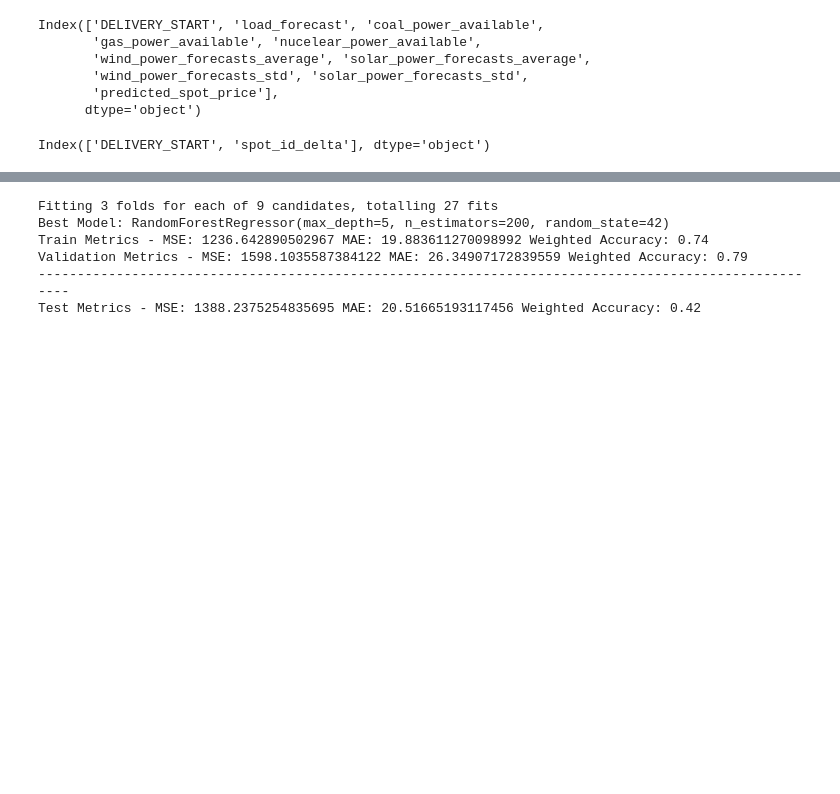
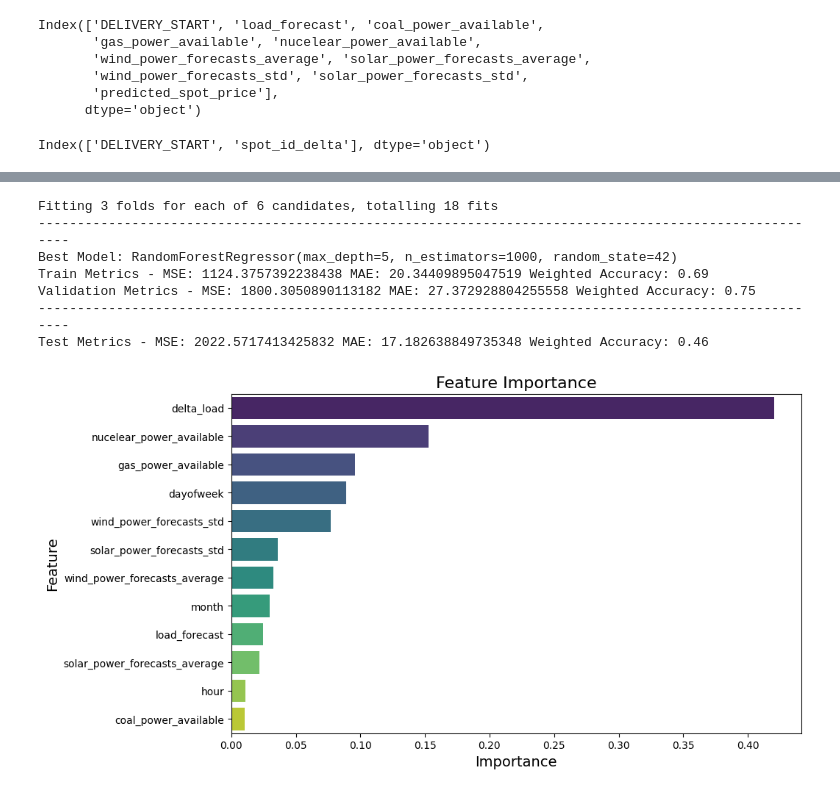
Before and after one commit to hamdilyes/Elmy-Power-price-forecast, a Jupyter notebook: main.ipynb, the cells around one changed output, grey strips where cells are left out. Drawn from its saved outputs; the diff is of its cells as text; code cells hidden in the pictures; blank space fills up the shorter version.

```diff
--- a/main.ipynb
+++ b/main.ipynb
@@ -65,7 +95,11 @@ def preprocess_data(df):
     df = pd.get_dummies(df, drop_first=True)  # Encode categorical variables
 
     # Drop unwanted columns
-    df = df.drop(columns=['wind_power_forecasts_std', 'solar_power_forecasts_std'], errors='ignore')
+    df = df.drop(columns=['predicted_spot_price'], errors='ignore')
+
+    df['delta_load'] = df['load_forecast'] - (df['coal_power_available']+df['gas_power_available']+
+                                              df['nucelear_power_available']+df['wind_power_forecasts_average']+
+                                              df['solar_power_forecasts_average'])
 
     return df
 
@@ -111,8 +145,8 @@ def tune_hyperparameters(X_train2, y_train2):
 
     # Set up the hyperparameter grid
     param_grid = {
-        'n_estimators': [50, 100, 200],
-        'max_depth': [5, 10, 20],
+        'n_estimators': [200, 500, 1000],
+        'max_depth': [5, 10],
     }
 
     # Perform GridSearchCV
@@ -123,9 +157,31 @@ def tune_hyperparameters(X_train2, y_train2):
     # Return the best model and parameters
     return grid_search.best_estimator_, grid_search.best_params_
 
+def plot_feature_importance(model, feature_names):
+    # Get the feature importance values from the trained model
+    feature_importances = model.feature_importances_
+
+    # Create a DataFrame with the feature names and importance values
+    importance_df = pd.DataFrame({
+        'Feature': feature_names,
+        'Importance': feature_importances
+    })
+
+    # Sort the DataFrame by importance value in descending order
+    importance_df = importance_df.sort_values(by='Importance', ascending=False)
+
+    # Plot the horizontal barplot using seaborn
+    plt.figure(figsize=(10, 6))
+    sns.barplot(x='Importance', y='Feature', data=importance_df, palette='viridis')
+    plt.title('Feature Importance', fontsize=16)
+    plt.xlabel('Importance', fontsize=14)
+    plt.ylabel('Feature', fontsize=14)
+    plt.show()
+
 def launch(X_train, y_train, X_test):
     # Preprocess X_train and X_test
     X_train = preprocess_data(X_train)
+    features = X_train.columns
     X_test = preprocess_data(X_test)
 
     # Preprocess y_train (only index adjustment)
@@ -147,37 +203,43 @@ def launch(X_train, y_train, X_test):
     # Train the model on the full training data
     best_model.fit(X_train_full, y_train_full)
 
     # Evaluate the model on the full training data (X_train_full)
     train_mse, train_mae, train_weighted_acc = evaluate_model(best_model, X_train_full, y_train_full)
 
     # Validate on the validation set (X_train2, y_train2)
     val_mse, val_mae, val_weighted_acc = evaluate_model(best_model, X_train2, y_train2)
 
     # Test on the test set (X_train3, y_train3)
     test_mse, test_mae, test_weighted_acc = evaluate_model(best_model, X_train3, y_train3)
 
     # Apply model to the actual test dataset
     predictions_test = best_model.predict(X_test)
     y_pred_test = pd.DataFrame(predictions_test, index=X_test.index, columns=["spot_id_delta"])
 
-    return best_model, (train_mse, train_mae, train_weighted_acc), (val_mse, val_mae, val_weighted_acc), (test_mse, test_mae, test_weighted_acc), y_pred_test
+    return features, best_model, (train_mse, train_mae, train_weighted_acc), (val_mse, val_mae, val_weighted_acc), (test_mse, test_mae, test_weighted_acc), y_pred_test
 
 # Execute the pipeline
-model, train_metrics, val_metrics, test_metrics, y_pred_test = launch(X_train, y_train, X_test)
+features, model, train_metrics, val_metrics, test_metrics, y_pred_test = launch(X_train, y_train, X_test)
 
 # Print evaluation results
+print('------------------------------------------------------------------------------------------------------')
 print("Best Model:", model)
 print("Train Metrics - MSE:", train_metrics[0], "MAE:", train_metrics[1], "Weighted Accuracy:", train_metrics[2])
 print("Validation Metrics - MSE:", val_metrics[0], "MAE:", val_metrics[1], "Weighted Accuracy:", val_metrics[2])
 print('------------------------------------------------------------------------------------------------------')
 print("Test Metrics - MSE:", test_metrics[0], "MAE:", test_metrics[1], "Weighted Accuracy:", test_metrics[2])
 
+# Call the function with the trained model and your data
+plot_feature_importance(model, features)
+
 # Save predictions
 y_pred_test.to_csv('y_pred_test.csv', index=False)
 # %% [output]
-Fitting 3 folds for each of 9 candidates, totalling 27 fits
-Best Model: RandomForestRegressor(max_depth=5, n_estimators=200, random_state=42)
-Train Metrics - MSE: 1236.642890502967 MAE: 19.883611270098992 Weighted Accuracy: 0.74
-Validation Metrics - MSE: 1598.1035587384122 MAE: 26.34907172839559 Weighted Accuracy: 0.79
+Fitting 3 folds for each of 6 candidates, totalling 18 fits
 ------------------------------------------------------------------------------------------------------
-Test Metrics - MSE: 1388.2375254835695 MAE: 20.51665193117456 Weighted Accuracy: 0.42
+Best Model: RandomForestRegressor(max_depth=5, n_estimators=1000, random_state=42)
+Train Metrics - MSE: 1124.3757392238438 MAE: 20.34409895047519 Weighted Accuracy: 0.69
+Validation Metrics - MSE: 1800.3050890113182 MAE: 27.372928804255558 Weighted Accuracy: 0.75
+------------------------------------------------------------------------------------------------------
+Test Metrics - MSE: 2022.5717413425832 MAE: 17.182638849735348 Weighted Accuracy: 0.46
+[figure, added]
```
Also changed, not shown: parts of 3 cells of this notebook, 1 other file.
